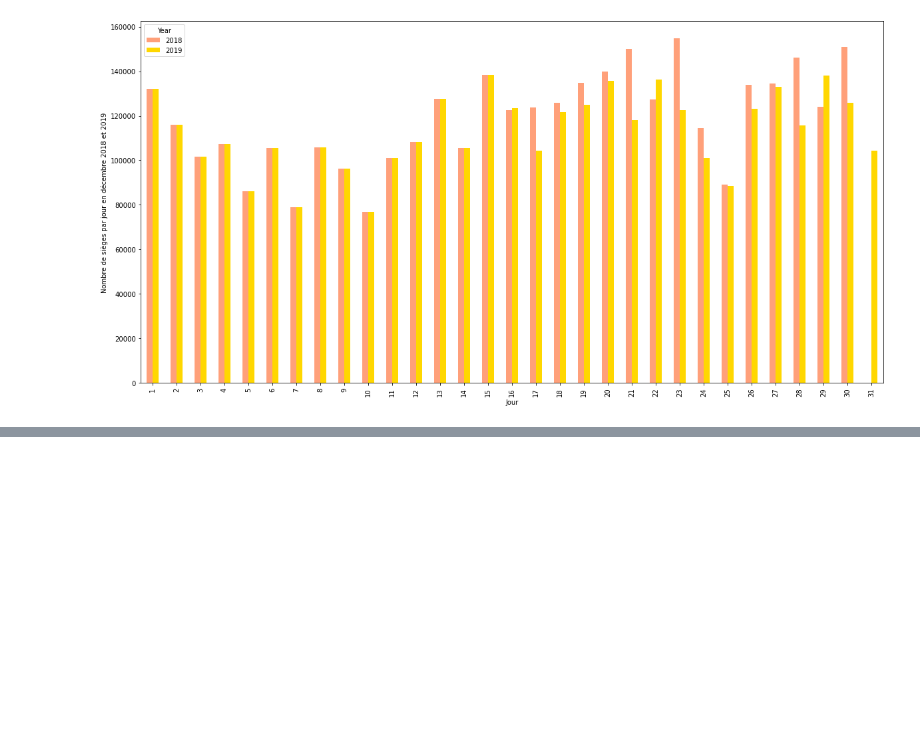
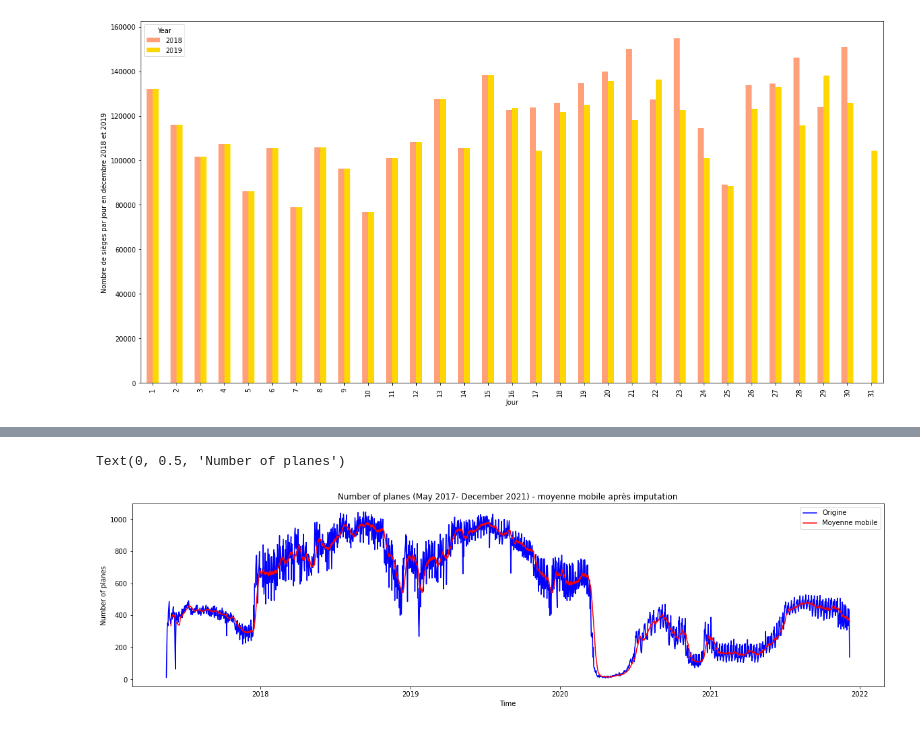
Before and after one commit to julienowack/stat_app, a Jupyter notebook: Valeurs manquantes.ipynb, the cells around one changed output, grey strips where cells are left out. Cells and saved outputs as stored; diff of their text form; code cells hidden in the pictures; blank space fills up the shorter version.

Commit message:
Update Valeurs manquantes.ipynb
série temp imputée + moyenne mobile

```diff
--- a/Valeurs manquantes.ipynb
+++ b/Valeurs manquantes.ipynb
@@ -313,0 +348,18 @@ plt.show()
+# %%
+df_air_traffic_france4=df_air_traffic_france3.groupby('sheduled_time_start').sum()
+df_air_traffic_france5 = df_air_traffic_france4['number_planes']
+df_air_traffic_france4=df_air_traffic_france4.reset_index()
+
+x=df_air_traffic_france4["sheduled_time_start"]
+y=df_air_traffic_france4["number_planes"]
+z=rolling_mean = df_air_traffic_france5.rolling(window = 12).mean()
+fig = plt.figure(1, figsize=(20, 5))
+plt.plot(x,y, color = 'blue', label = 'Origine')
+plt.plot(x, z, color = 'red', label = 'Moyenne mobile')
+plt.title('Number of planes (May 2017- December 2021) - moyenne mobile après imputation')
+plt.legend(loc = 'best')
+plt.xlabel('Time')
+plt.ylabel('Number of planes')
+# %% [output]
+Text(0, 0.5, 'Number of planes')
+[figure, added]
```
Also changed, not shown: parts of 11 cells of this notebook.
